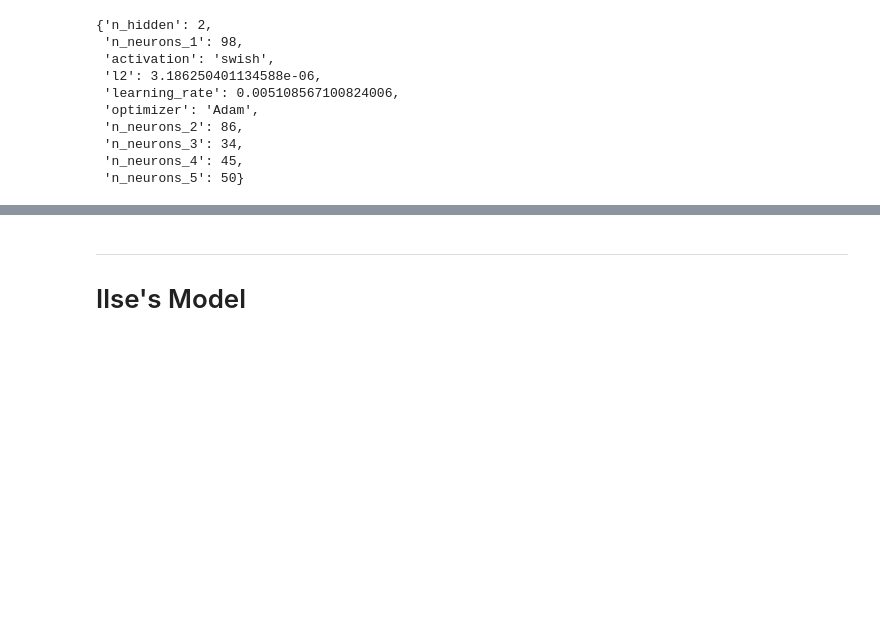
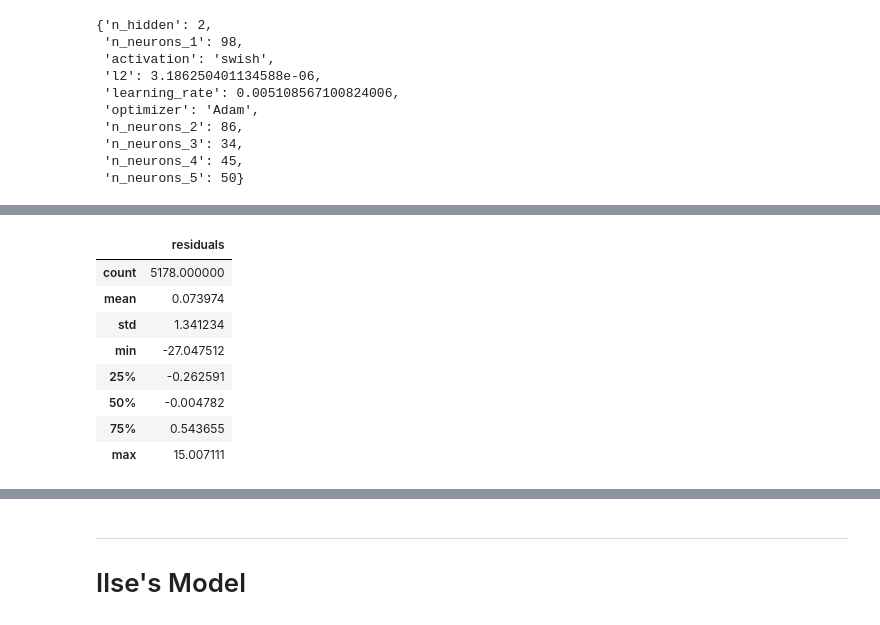
Before and after one commit to jakuokuo/CFRM521_FinalProject, a Jupyter notebook: Final_Report.ipynb, the cells around one changed output, grey strips where cells are left out. Saved outputs shown, nothing was run; the diff lists cells and outputs as text; code cells hidden in the pictures; blank space fills up the shorter version.

```diff
--- a/Final_Report.ipynb
+++ b/Final_Report.ipynb
@@ -1328,3 +1327,16 @@ residuals = get_prediction_plot(best_model, X_test_scaled,
+# %%
+residuals.name = "residuals"
+display(residuals.to_frame().describe())
+# %% [output]
+|  | residuals |
+| count | 5178.000000 |
+| mean | 0.073974 |
+| std | 1.341234 |
+| min | -27.047512 |
+| 25% | -0.262591 |
+| 50% | -0.004782 |
+| 75% | 0.543655 |
+| max | 15.007111 |
 # %%
 plt.hist(residuals, density=True, bins = 1000)
 plt.axvline(residuals.mean(), color='r', linestyle='--', label='Mean')
```
Also changed, not shown: parts of 15 cells of this notebook.
